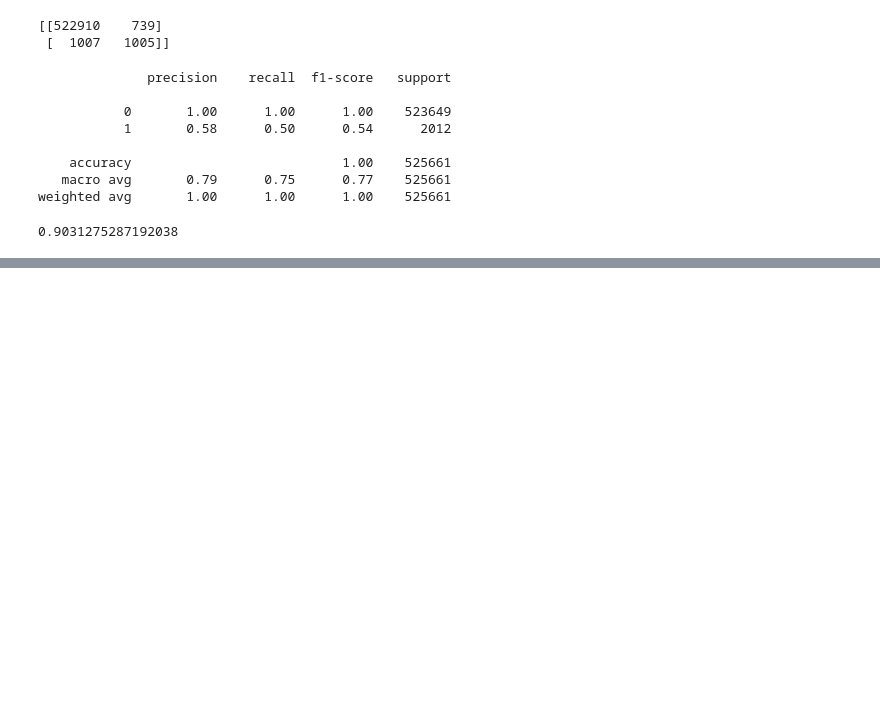
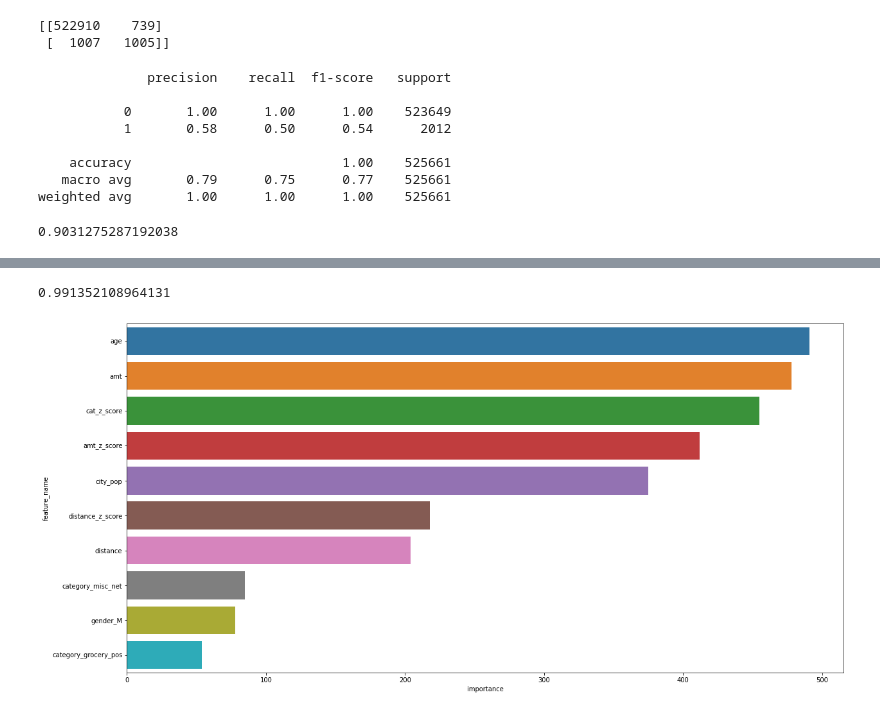
Before and after one commit to orca00/machine_learning_course, a Jupyter notebook: LightGBM-이상거래 예측하기.ipynb, the cells around one changed output, grey strips where cells are left out. Cells and saved outputs as stored; diff of their text form; code cells hidden in the pictures; blank space fills up the shorter version.

```diff
--- a/LightGBM-이상거래 예측하기.ipynb
+++ b/LightGBM-이상거래 예측하기.ipynb
@@ -289,0 +330,11 @@ rs = RandomizedSearchCV(model_2, param_distributions=params, n_iter=30, scoring=
+# %%
+train = data[data.index < '2020-01-01']
+val = data[(data.index >= '2020-01-01') & (data.index < '2020-07-01')]
+test = data[data.index >= '2020-07-01']
+# %%
+X_train = train.drop('is_fraud', axis = 1)
+X_val = val.drop('is_fraud', axis = 1)
+X_test = test.drop('is_fraud', axis = 1)
+y_train = train['is_fraud']
+y_val = val['is_fraud']
+y_test = test['is_fraud']
@@ -289,0 +372,11 @@ rs = RandomizedSearchCV(model_2, param_distributions=params, n_iter=30, scoring=
+# %%
+roc_auc_score(y_test, pred_3)
+# %% [output]
+0.991352108964131
+# %%
+feature_imp = pd.DataFrame({'feature_name': X_train.columns, 'importance': model_1.feature_importances_}).sort_values('importance', ascending = False)
+plt.figure(figsize=(20, 10))
+sns.barplot(x="importance", y="feature_name", data=feature_imp.head(10))
+plt.show()
+# %% [output]
+[figure, added]
```
Also changed, not shown: parts of 11 cells of this notebook.
